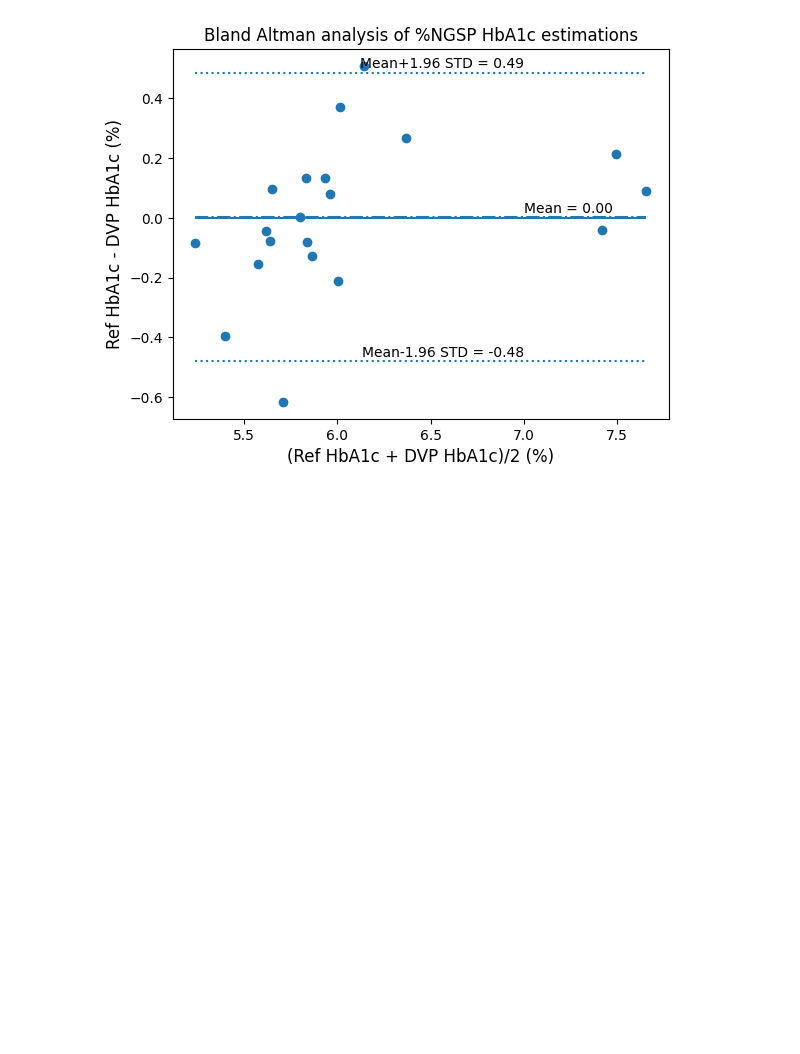
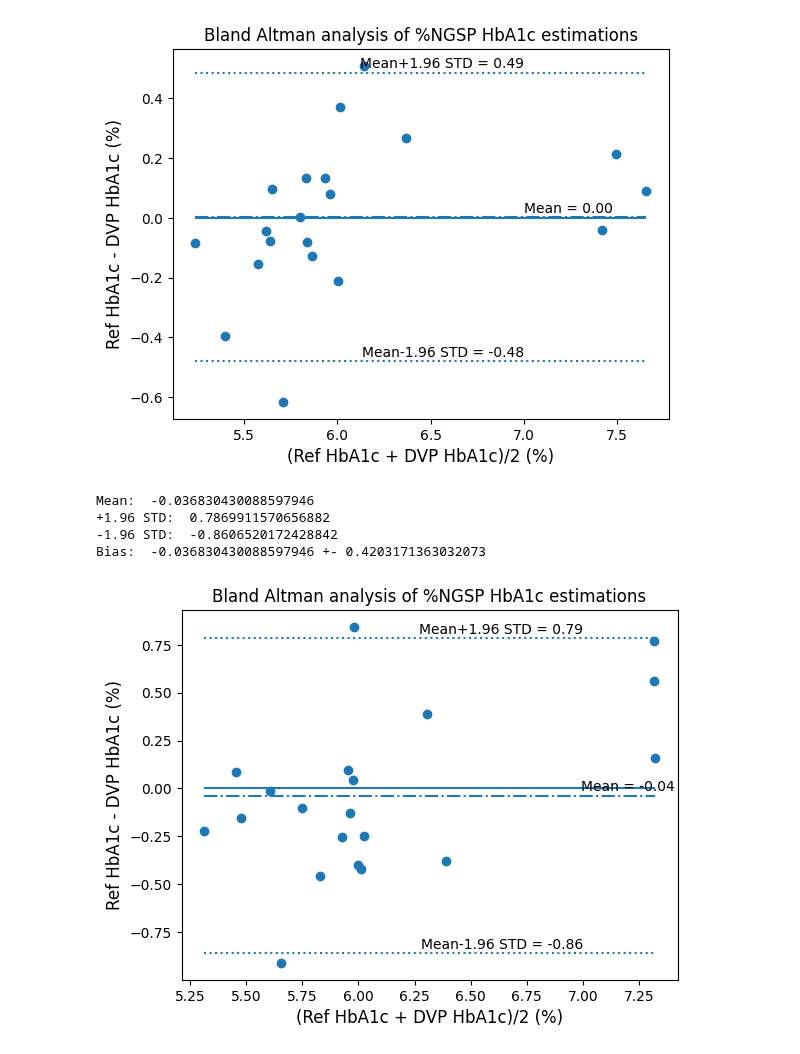
Before and after one commit to shamasatter/Estimating-HbA1c-from-PPG-using-ML, a Jupyter notebook: fig.ipynb, the cells around one changed output. Saved outputs shown, nothing was run; the diff lists cells and outputs as text; code cells hidden in the pictures; blank space fills up the shorter version.

```diff
--- a/fig.ipynb
+++ b/fig.ipynb
@@ -605,3 +605,32 @@ Mean:  0.0032126891991149263
 -1.96 STD:  -0.4801369407917499
 Bias:  0.0032126891991149263 +- 0.24660695407697186
 [figure]
+# %%
+lgwo_acdc=[5.423788169055278,
+ 6.221956315648634,
+ 6.150471959364998,
+ 5.613630797517409,
+ 6.051965774113475,
+ 5.800814772412767,
+ 6.11127424939491,
+ 7.038816079341901,
+ 5.9536328586982465,
+ 7.243283486384266,
+ 6.198716610487157,
+ 6.029001687470699,
+ 5.902930354353689,
+ 6.930440906652849,
+ 5.554584920639858,
+ 6.5783794976662335,
+ 5.5562718845857875,
+ 5.4125130765082385,
+ 6.055024663512421,
+ 6.109110537963143]
+# %%
+hBAA(cb2, lgwo_acdc)
+# %% [output]
+Mean:  -0.036830430088597946
++1.96 STD:  0.7869911570656882
+-1.96 STD:  -0.8606520172428842
+Bias:  -0.036830430088597946 +- 0.4203171363032073
+[figure, added]
```
